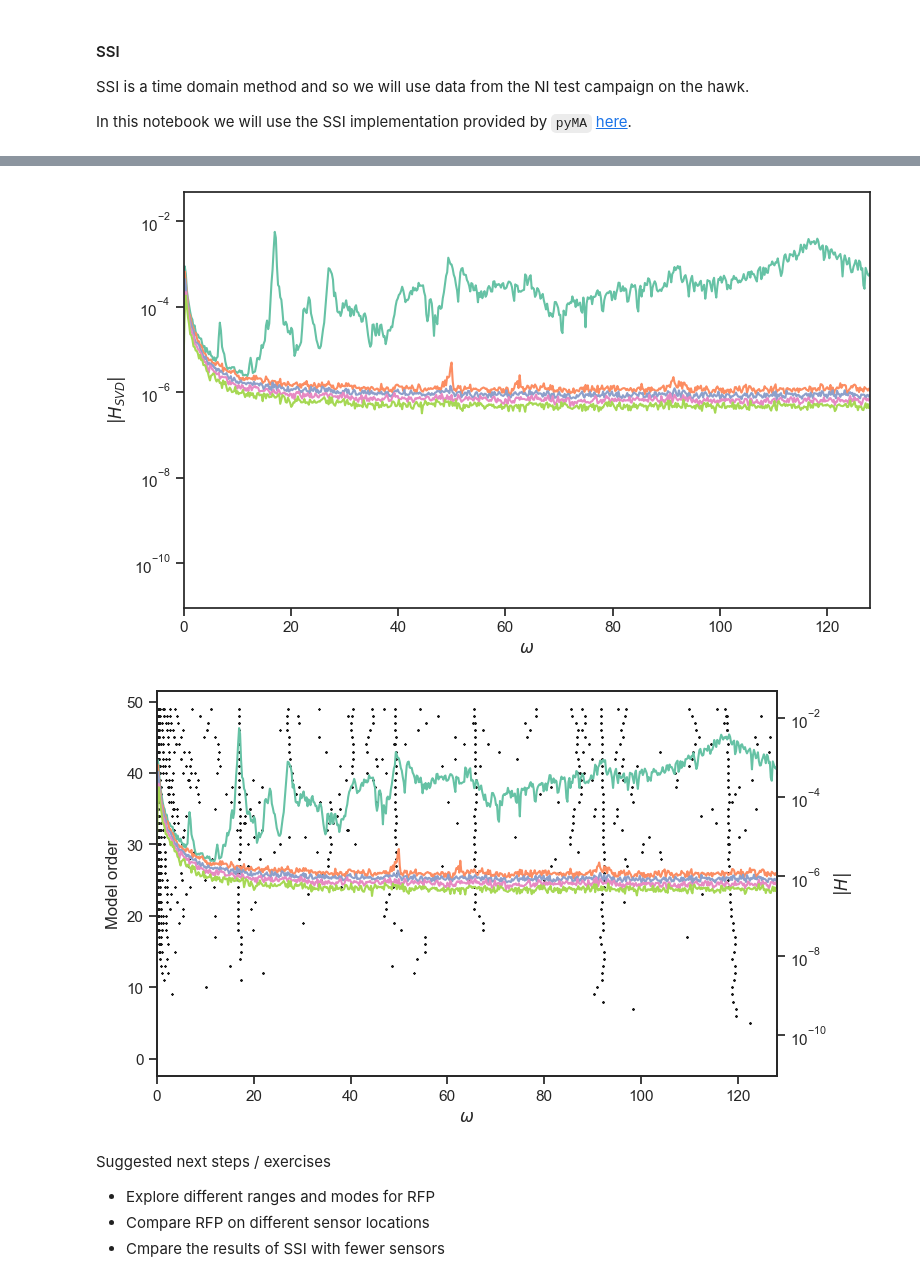
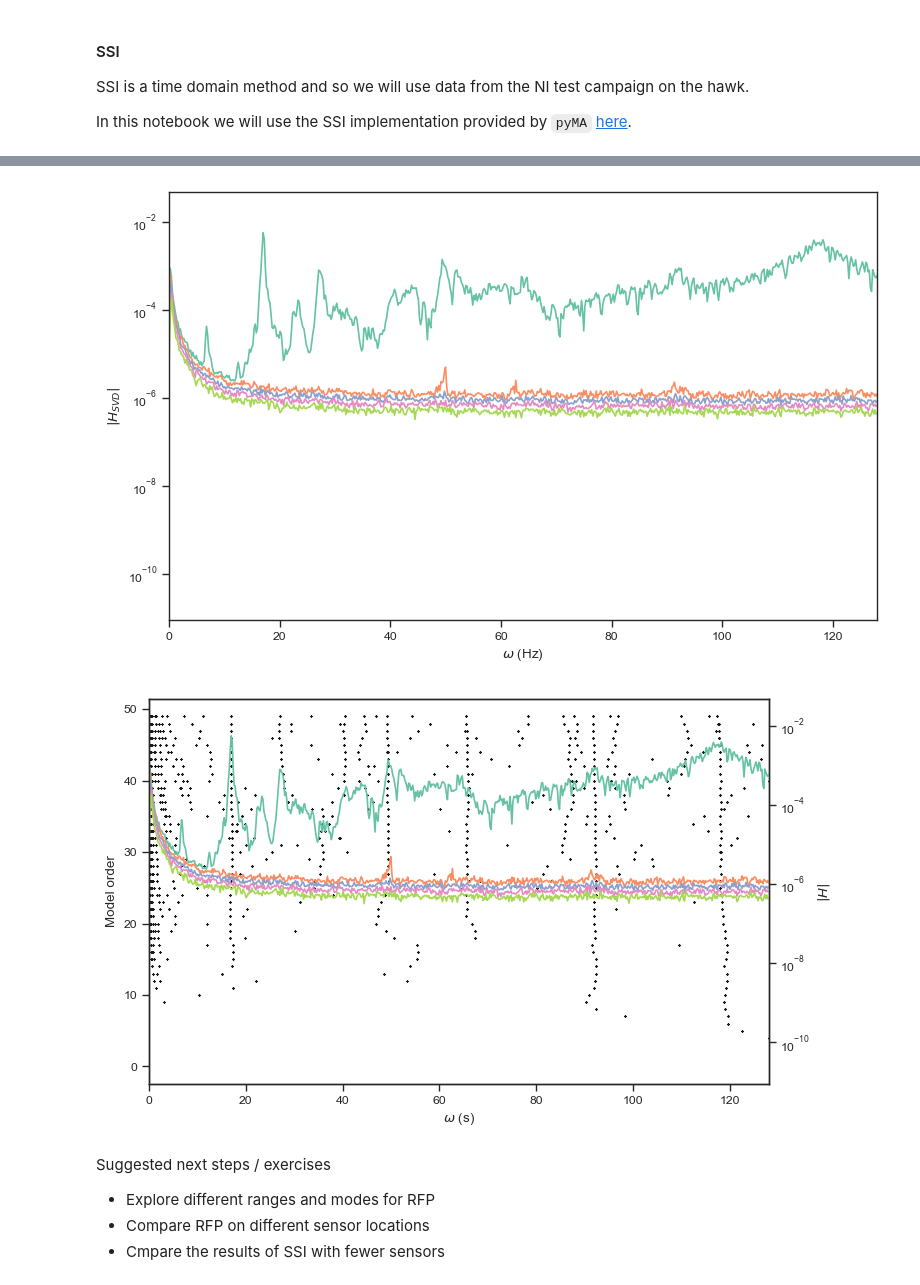
Before and after one commit to MDCHAMP/hawk-data, a Jupyter notebook: examples/system_ID.ipynb, the cells around one changed output, grey strips where cells are left out. Cells and saved outputs as stored; diff of their text form; code cells hidden in the pictures.

```diff
--- a/examples/system_ID.ipynb
+++ b/examples/system_ID.ipynb
@@ -244,12 +233,12 @@ In this notebook we will use the SSI implementation provided by `pyMA` [here](ht
 
 ### You should experiment with these:
 series = "RPH_AR"  # Random phase amplitude ramp
-repeat = "01"
+test = "01"
 ###
 
 # Access the Hawk data
 data = SBW(data_dir)
-test = data[f"/NI/{series}/{repeat}"]
+test = data[f"/NI/{series}/{test}"]
 
 # Grab the tem series for all the sensors excpt the tri-axial, shaker and EXH.
 Y = np.array(
@@ -268,8 +257,8 @@ ts = np.linspace(0, dt * Y.shape[1], num=Y.shape[1])  # Dummy time vector
 # plot the time series
 plt.figure(figsize=(8, 5))
 plt.plot(ts, Y.T)
-plt.xlabel(f"Time")
-plt.ylabel(f"Acceleration")
+plt.xlabel(f"Time (s)")
+plt.ylabel(f"Acceleration (g)")
 if save:
     plt.savefig(save_dir+'NI_burst.png')
 # %% [output]
@@ -297,13 +286,13 @@ _, SVS, _ = np.linalg.svd(cpsd)
 plt.figure(figsize=(8,5))
 plt.semilogy(f, SVS[:,:5]) # plot first 5 SVS only
 plt.ylabel('$|H_{{SVD}}|$')
-plt.xlabel('$\omega$')
+plt.xlabel('$\omega$ (Hz)')
 plt.xlim([0, 128])
 plt.tight_layout()
 if save:
     plt.savefig(save_dir+'singular_spectrum.png')
 # %% [output]
-[figure, old version]
+[figure, new version]
 # %%
 # perform SSI
 
@@ -327,18 +316,18 @@ props = alg(y_dc)
 # %%
 plt.figure(figsize=(8,5))
 for i, order in enumerate(props):
     wns = order[0] / (2 * np.pi)
     wns = wns[order[1] > 0]
     plt.scatter(wns, [i] * len(wns), s=1, marker="x", c="k")
 plt.ylabel('Model order')
-plt.xlabel('$\omega$')
+plt.xlabel('$\omega$ (s)')
 plt.gca().twinx().semilogy(f, SVS[:, :5], label='SVS')
 plt.xlim([0, 128])
-plt.ylabel('$|H|$')
+plt.ylabel('$|H|$ ')
 if save:
     plt.savefig(save_dir+'SSI_consistency.png')
 # %% [output]
-[figure, old version]
+[figure, new version]
 # %% [markdown]
 
 Suggested next steps / exercises
```
Also changed, not shown: parts of 3 cells of this notebook, 1 other file.
